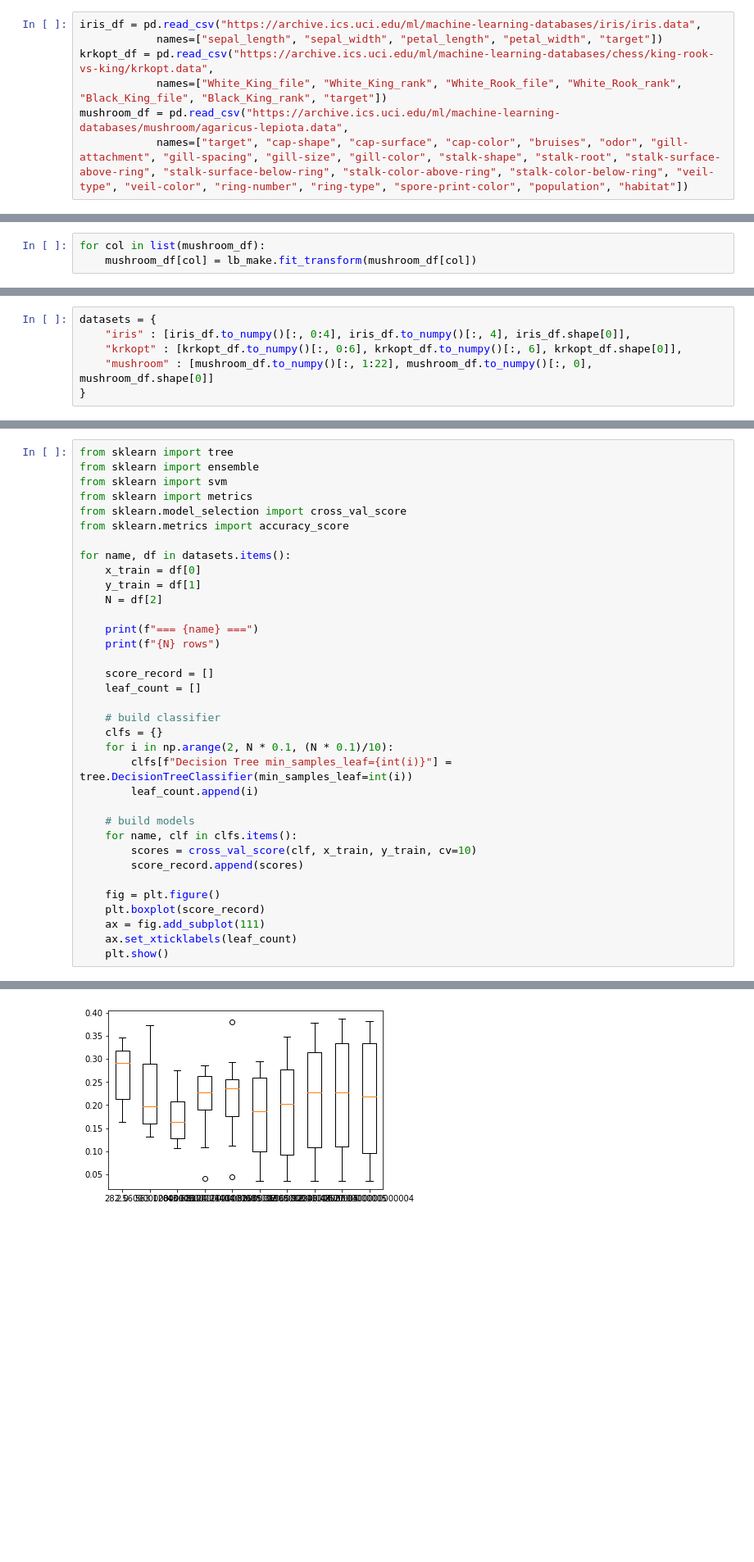
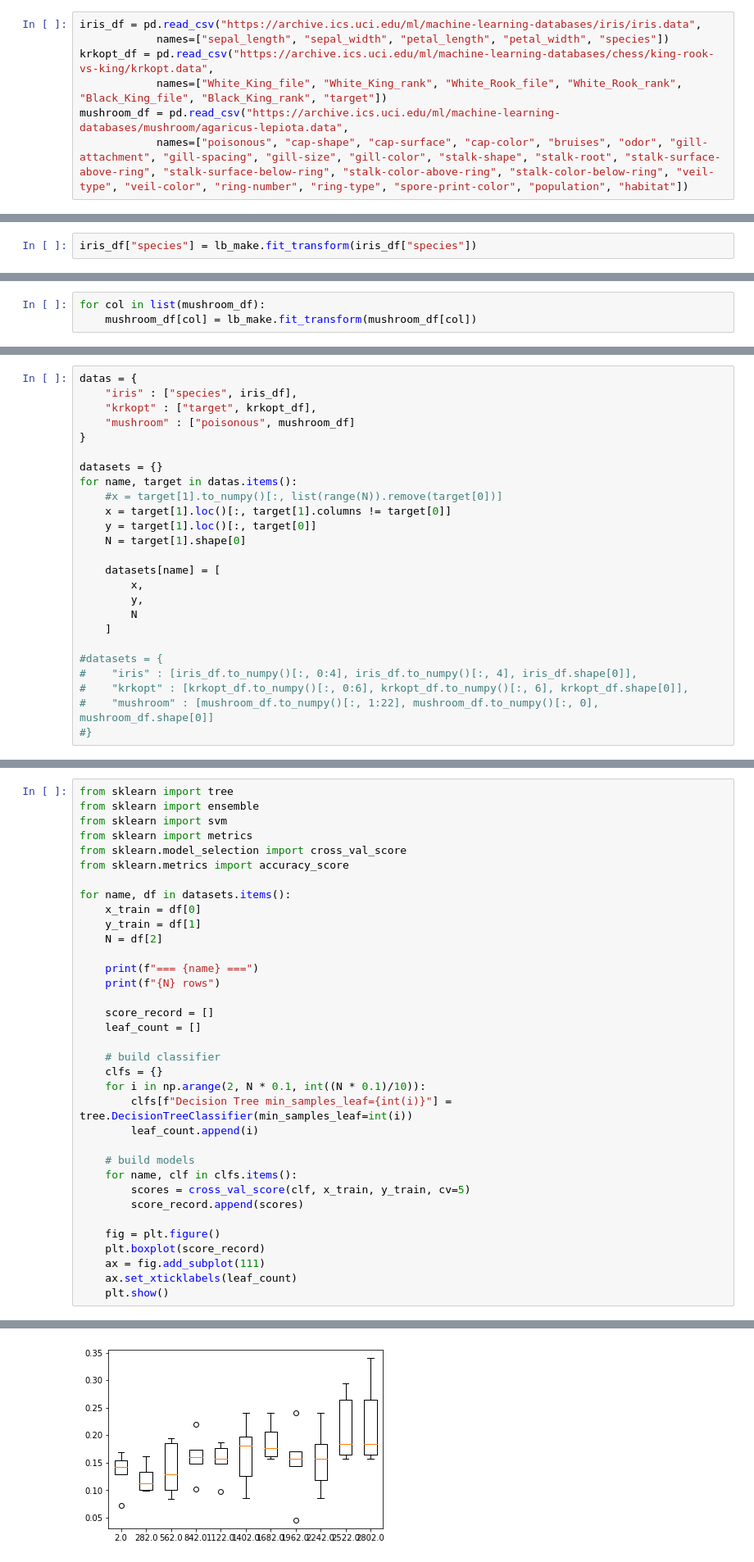
Before and after one commit to romgrelier/classifier_comparison, a Jupyter notebook: comparison.ipynb, the cells around one changed output, grey strips where cells are left out. Shown at 82% size. Saved outputs shown, nothing was run; the diff lists cells and outputs as text; blank space fills up the shorter version.

Commit message:
custom target added

```diff
--- a/comparison.ipynb
+++ b/comparison.ipynb
@@ -7,11 +7,11 @@ from sklearn import datasets
 import numpy as np
 # %%
 iris_df = pd.read_csv("https://archive.ics.uci.edu/ml/machine-learning-databases/iris/iris.data",
-            names=["sepal_length", "sepal_width", "petal_length", "petal_width", "target"])
+            names=["sepal_length", "sepal_width", "petal_length", "petal_width", "species"])
 krkopt_df = pd.read_csv("https://archive.ics.uci.edu/ml/machine-learning-databases/chess/king-rook-vs-king/krkopt.data",
             names=["White_King_file", "White_King_rank", "White_Rook_file", "White_Rook_rank", "Black_King_file", "Black_King_rank", "target"])
 mushroom_df = pd.read_csv("https://archive.ics.uci.edu/ml/machine-learning-databases/mushroom/agaricus-lepiota.data",
-            names=["target", "cap-shape", "cap-surface", "cap-color", "bruises", "odor", "gill-attachment", "gill-spacing", "gill-size", "gill-color", "stalk-shape", "stalk-root", "stalk-surface-above-ring", "stalk-surface-below-ring", "stalk-color-above-ring", "stalk-color-below-ring", "veil-type", "veil-color", "ring-number", "ring-type", "spore-print-color", "population", "habitat"])
+            names=["poisonous", "cap-shape", "cap-surface", "cap-color", "bruises", "odor", "gill-attachment", "gill-spacing", "gill-size", "gill-color", "stalk-shape", "stalk-root", "stalk-surface-above-ring", "stalk-surface-below-ring", "stalk-color-above-ring", "stalk-color-below-ring", "veil-type", "veil-color", "ring-number", "ring-type", "spore-print-color", "population", "habitat"])
 # %%
 from sklearn.preprocessing import LabelEncoder
 
@@ -38,0 +37,2 @@ iris_df["target"] = lb_make.fit_transform(iris_df["target"])
+# %%
+iris_df["species"] = lb_make.fit_transform(iris_df["species"])
@@ -119,9 +157,28 @@ mushroom_df.head()
 # %%
-datasets = {
-    "iris" : [iris_df.to_numpy()[:, 0:4], iris_df.to_numpy()[:, 4], iris_df.shape[0]],
-    "krkopt" : [krkopt_df.to_numpy()[:, 0:6], krkopt_df.to_numpy()[:, 6], krkopt_df.shape[0]],
-    "mushroom" : [mushroom_df.to_numpy()[:, 1:22], mushroom_df.to_numpy()[:, 0], mushroom_df.shape[0]]
+datas = {
+    "iris" : ["species", iris_df],
+    "krkopt" : ["target", krkopt_df],
+    "mushroom" : ["poisonous", mushroom_df]
 }
+
+datasets = {}
+for name, target in datas.items():
+    #x = target[1].to_numpy()[:, list(range(N)).remove(target[0])]
+    x = target[1].loc()[:, target[1].columns != target[0]]
+    y = target[1].loc()[:, target[0]]
+    N = target[1].shape[0]
+
+    datasets[name] = [
+        x,
+        y,
+        N
+    ]
+
+#datasets = {
+#    "iris" : [iris_df.to_numpy()[:, 0:4], iris_df.to_numpy()[:, 4], iris_df.shape[0]],
+#    "krkopt" : [krkopt_df.to_numpy()[:, 0:6], krkopt_df.to_numpy()[:, 6], krkopt_df.shape[0]],
+#    "mushroom" : [mushroom_df.to_numpy()[:, 1:22], mushroom_df.to_numpy()[:, 0], mushroom_df.shape[0]]
+#}
 # %%
 iris_df.dtypes
 # %% [output]
@@ -152,13 +209,13 @@ for name, df in datasets.items():
 
     # build classifier
     clfs = {}
-    for i in np.arange(2, N * 0.1, (N * 0.1)/10):
+    for i in np.arange(2, N * 0.1, int((N * 0.1)/10)):
         clfs[f"Decision Tree min_samples_leaf={int(i)}"] = tree.DecisionTreeClassifier(min_samples_leaf=int(i))
         leaf_count.append(i)
 
     # build models
     for name, clf in clfs.items():
-        scores = cross_val_score(clf, x_train, y_train, cv=10)
+        scores = cross_val_score(clf, x_train, y_train, cv=5)
         score_record.append(scores)
 
     fig = plt.figure()
@@ -175,8 +232,8 @@ Adding an axes using the same arguments as a previous axes currently reuses the
 === krkopt ===
 28056 rows
 Adding an axes using the same arguments as a previous axes currently reuses the earlier instance.  In a future version, a new instance will always be created and returned.  Meanwhile, this warning can ...
   "Adding an axes using the same arguments as a previous axes "
-[figure, old version]
+[figure, new version]
 === mushroom ===
 8124 rows
 Adding an axes using the same arguments as a previous axes currently reuses the earlier instance.  In a future version, a new instance will always be created and returned.  Meanwhile, this warning can ...
```
Also changed, not shown: parts of 11 cells of this notebook.
